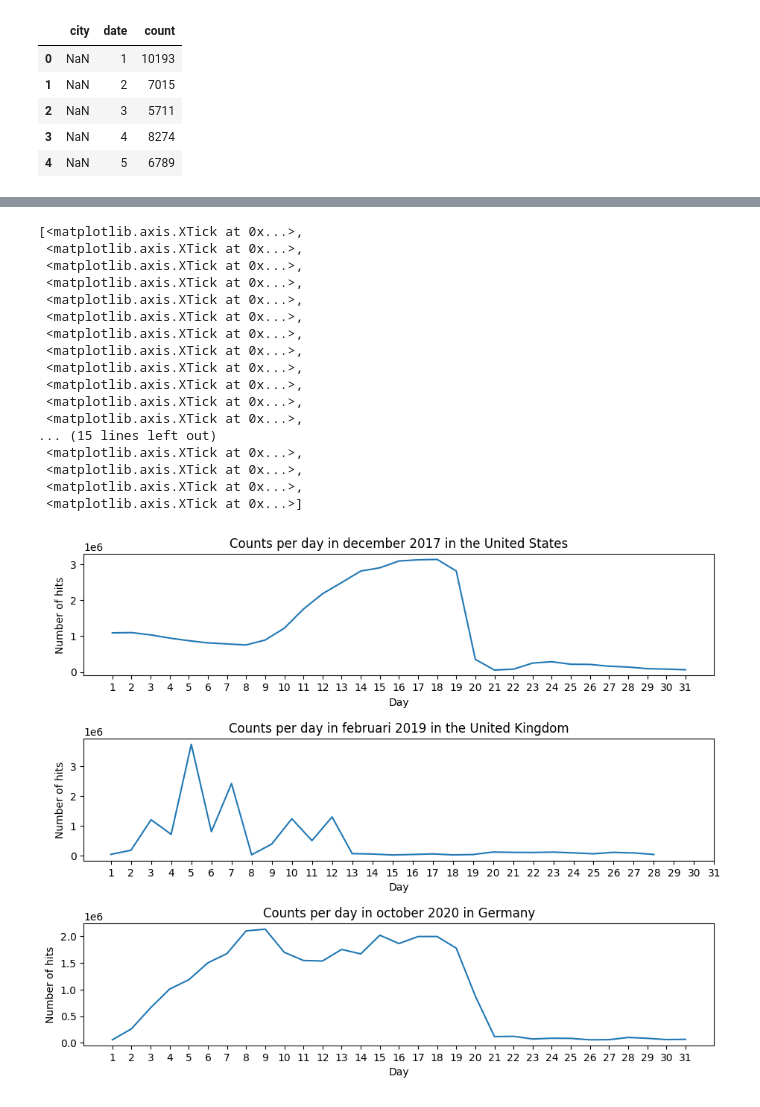
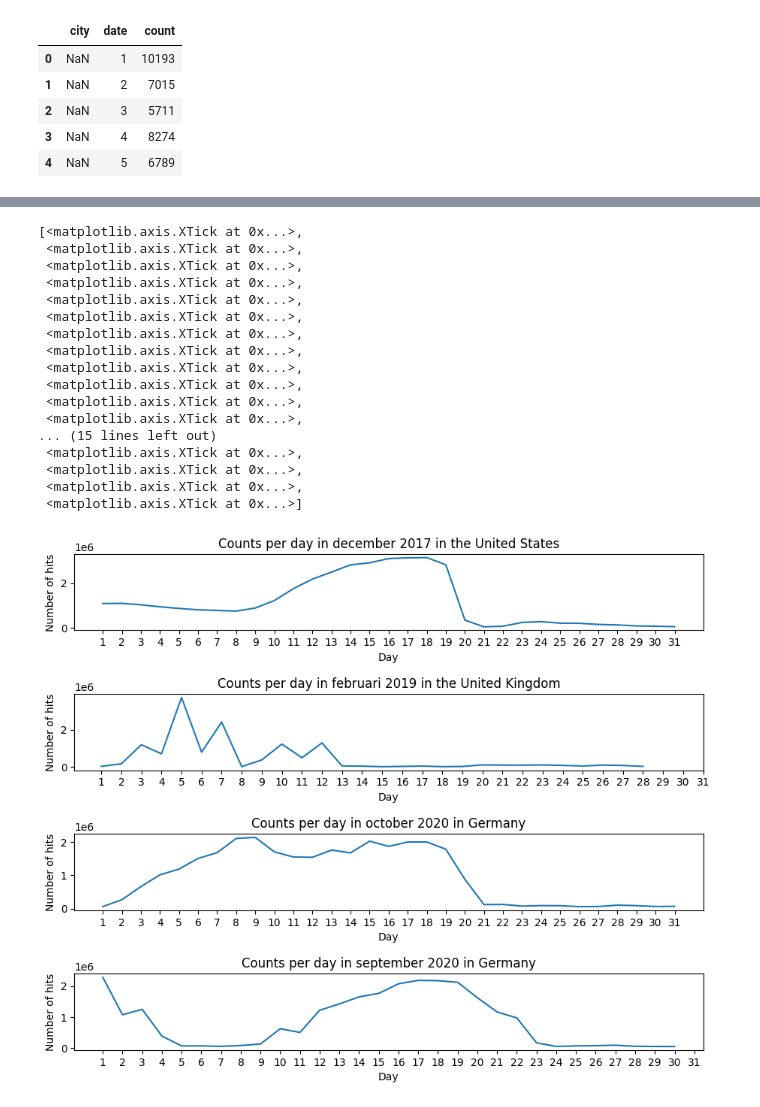
Before and after one commit to JordyForNow/BigDataProject, a Jupyter notebook: country_activity_visualization.ipynb, the cells around one changed output, grey strips where cells are left out. Drawn from its saved outputs; the diff is of its cells as text; code cells hidden in the pictures.

```diff
--- a/country_activity_visualization.ipynb
+++ b/country_activity_visualization.ipynb
@@ -158,3 +143,4 @@ city_counts_us.to_csv("Data/Counts_per_day_us/city_counts_us.csv")
 date_counts_us = us_counts.groupby('date')['count'].sum()
 date_counts_uk = uk_counts.groupby('date')['count'].sum()
 date_counts_de = de_counts.groupby('date')['count'].sum()
+date_counts_de_sep = de_sep_counts.groupby('date')['count'].sum()
@@ -161,5 +165,8 @@ date_counts_de = de_counts.groupby('date')['count'].sum()
 # %%
-fig, ax = plt.subplots(3, 1)
+fig, ax = plt.subplots(4, 1)
+x31 = [i for i in range(1,32)]
+x30 = [i for i in range(1,31)]
+x28 = [i for i in range(1,28)]
 
 fig.set_figwidth(10)
 fig.set_figheight(8)
@@ -169,36 +176,41 @@ ax[0].plot(date_counts_us)
 ax[0].set_title("Counts per day in december 2017 in the United States")
 ax[0].set_xlabel("Day")
 ax[0].set_ylabel("Number of hits")
-x = [i for i in range(1,32)]
 ax[0].set_xticks(x)
 
 ax[1].plot(date_counts_uk)
 ax[1].set_title("Counts per day in februari 2019 in the United Kingdom")
 ax[1].set_xlabel("Day")
 ax[1].set_ylabel("Number of hits")
 ax[1].set_xticks(x)
 
 ax[2].plot(date_counts_de)
 ax[2].set_title("Counts per day in october 2020 in Germany")
 ax[2].set_xlabel("Day")
 ax[2].set_ylabel("Number of hits")
 ax[2].set_xticks(x)
+
+ax[3].plot(date_counts_de_sep)
+ax[3].set_title("Counts per day in september 2020 in Germany")
+ax[3].set_xlabel("Day")
+ax[3].set_ylabel("Number of hits")
+ax[3].set_xticks(x)
 # %% [output]
 [<matplotlib.axis.XTick at 0x...>,
  <matplotlib.axis.XTick at 0x...>,
  <matplotlib.axis.XTick at 0x...>,
  <matplotlib.axis.XTick at 0x...>,
  <matplotlib.axis.XTick at 0x...>,
  <matplotlib.axis.XTick at 0x...>,
  <matplotlib.axis.XTick at 0x...>,
  <matplotlib.axis.XTick at 0x...>,
  <matplotlib.axis.XTick at 0x...>,
  <matplotlib.axis.XTick at 0x...>,
  <matplotlib.axis.XTick at 0x...>,
  <matplotlib.axis.XTick at 0x...>,
 ... (15 lines left out)
  <matplotlib.axis.XTick at 0x...>,
  <matplotlib.axis.XTick at 0x...>,
  <matplotlib.axis.XTick at 0x...>,
  <matplotlib.axis.XTick at 0x...>]
-[figure, old version]
+[figure, new version]
```
Also changed, not shown: parts of 5 cells of this notebook, 3 other files.
